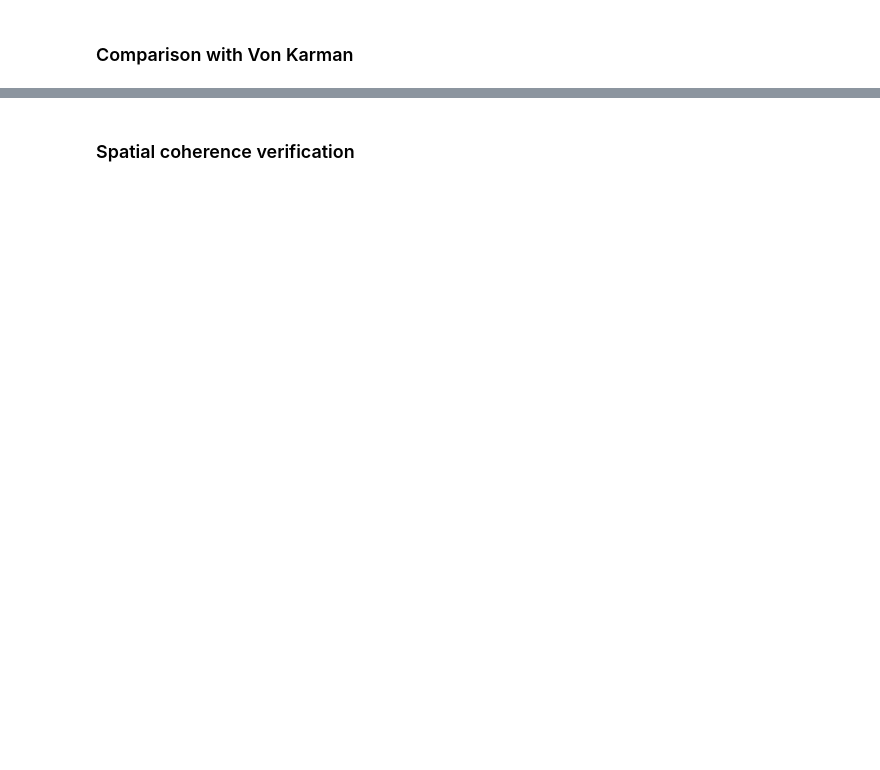
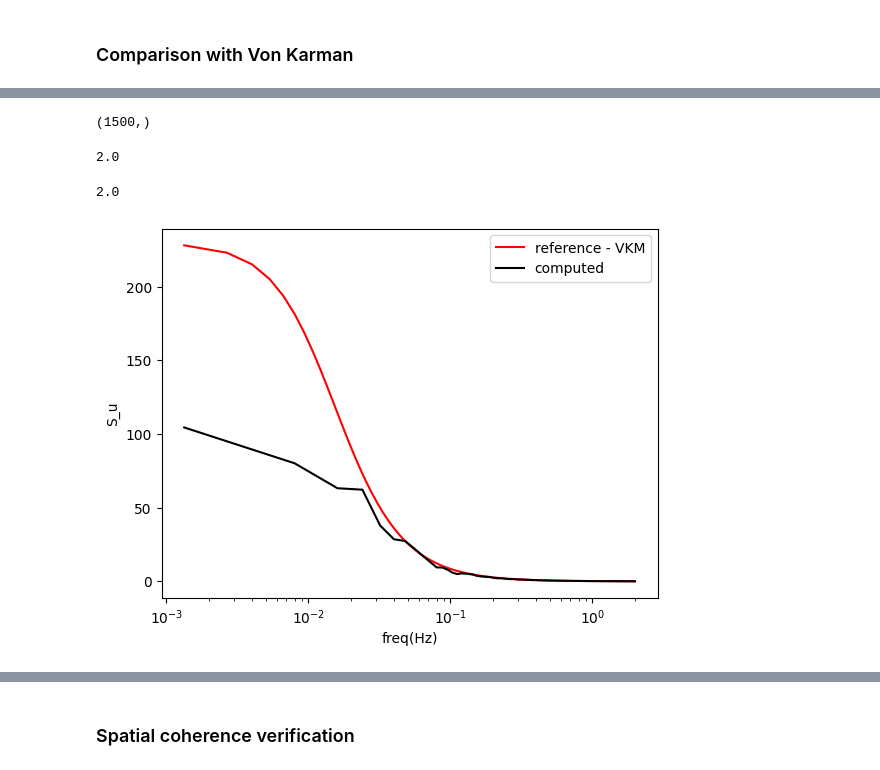
Before and after one commit to zwergon/yawisi, a Jupyter notebook: notebooks/karman_horizontal_line.ipynb, the cells around one changed output, grey strips where cells are left out. Saved outputs shown, nothing was run; the diff lists cells and outputs as text; code cells hidden in the pictures; blank space fills up the shorter version.

```diff
--- a/notebooks/karman_horizontal_line.ipynb
+++ b/notebooks/karman_horizontal_line.ipynb
@@ -215,0 +162,65 @@ plt.show()
+# %%
+from yawisi.spectrum import Spectrum
+spectrum = Spectrum(wind_field.params)
+Sf = spectrum.compute(wind_field.locations)
+freq = spectrum.freq
+Sf_u = Sf[:, :, 0]
+Sf_v = Sf[:, :, 1]
+Sf_w = Sf[:, :, 2]
+Sf_u_mean = np.mean(Sf_u, axis=0)
+Sf_v_mean = np.mean(Sf_v, axis=0)
+Sf_w_mean = np.mean(Sf_w, axis=0)
+Sf_u_mean.shape
+# %% [output]
+(1500,)
+# %%
+from scipy.signal import welch
+t_tot = wind_field.params.n_samples * wind_field.params.sample_time
+Time = np.arange(0, t_tot, wind_field.params.sample_time)
+Nblock = 6
+tmax = Time[-1]
+dt = np.median(np.diff(Time))
+fs = 1/dt
+N = wind_field.params.n_samples
+Ncoh = int(round(N/Nblock))
+overlap = Ncoh//2
+
+SU = np.zeros((len(wind_field.locations.points), Ncoh//2))
+for i, pt in enumerate(wind_field.locations.points):
+    wind: Wind = wind_field.winds[i]
+    F, Spec = welch( wind.wind_values[:, 0], fs=fs, nperseg=Ncoh, noverlap=Ncoh//2)
+    SU[i, :] = Spec[1:]
+SU_mean = np.mean(SU, axis=0)
+
+SV = np.zeros((len(wind_field.locations.points), Ncoh//2))
+for i, pt in enumerate(wind_field.locations.points):
+    wind: Wind = wind_field.winds[i]
+    F, Spec = welch( wind.wind_values[:, 1], fs=fs, nperseg=Ncoh, noverlap=Ncoh//2)
+    SV[i, :] = Spec[1:]
+SV_mean = np.mean(SV, axis=0)
+
+SW = np.zeros((len(wind_field.locations.points), Ncoh//2))
+for i, pt in enumerate(wind_field.locations.points):
+    wind: Wind = wind_field.winds[i]
+    F, Spec = welch( wind.wind_values[:, 2], fs=fs, nperseg=Ncoh, noverlap=Ncoh//2)
+    SW[i, :] = Spec[1:]
+SW_mean = np.mean(SW, axis=0)
+# %%
+freq[-1]
+# %% [output]
+2.0
+# %%
+F[-1]
+# %% [output]
+2.0
+# %%
+plt.figure()
+plt.plot(freq, (Sf_u_mean), color='r', label="reference - VKM")
+plt.plot(F[0:250], (SU_mean[:250]), color='k', label="computed")
+plt.xlabel("freq(Hz)")
+plt.ylabel("S_u")
+plt.xscale("log")
+plt.legend(loc="upper right")
+plt.show()
+# %% [output]
+[figure, added]
```
Also changed, not shown: parts of 19 cells of this notebook.
